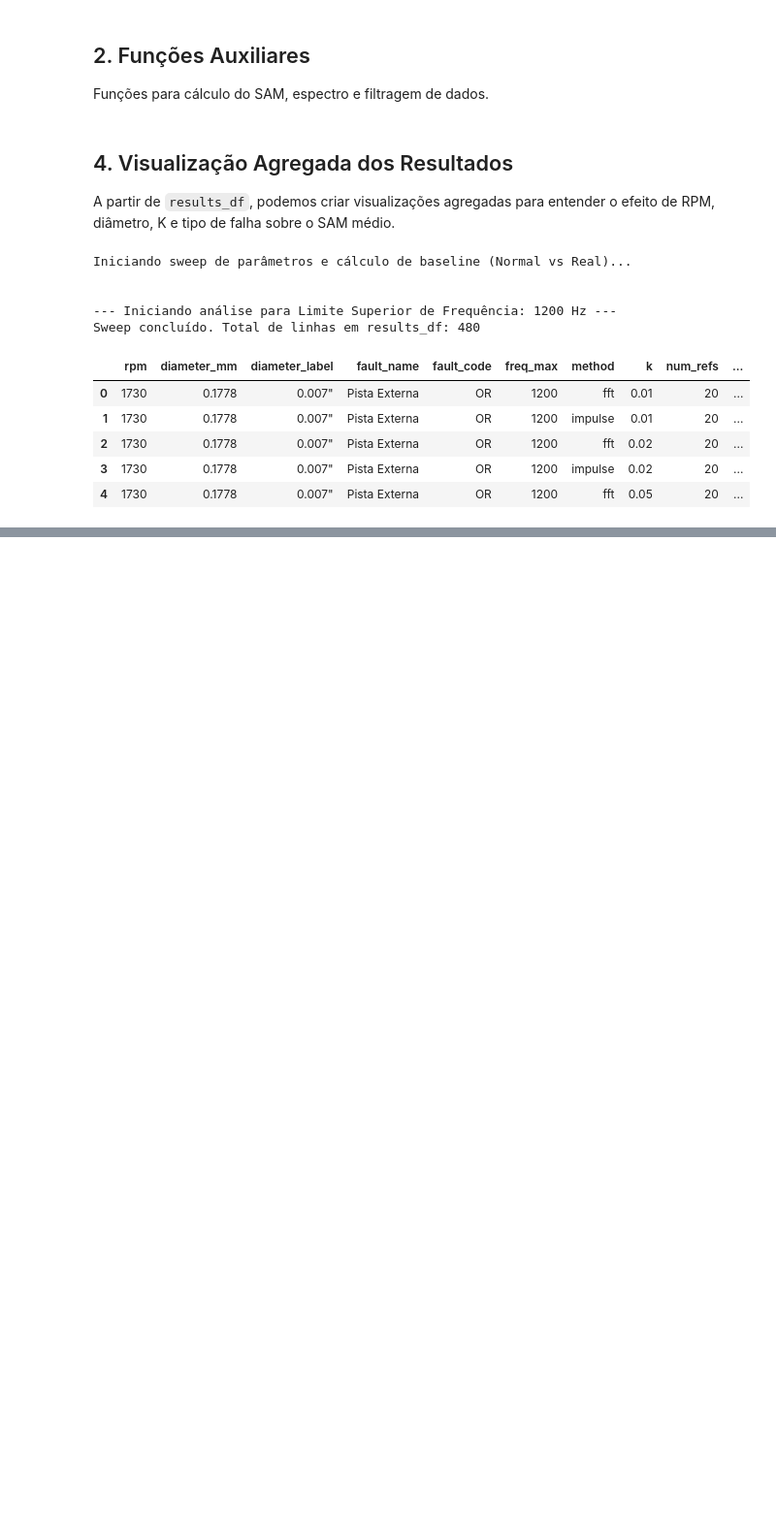
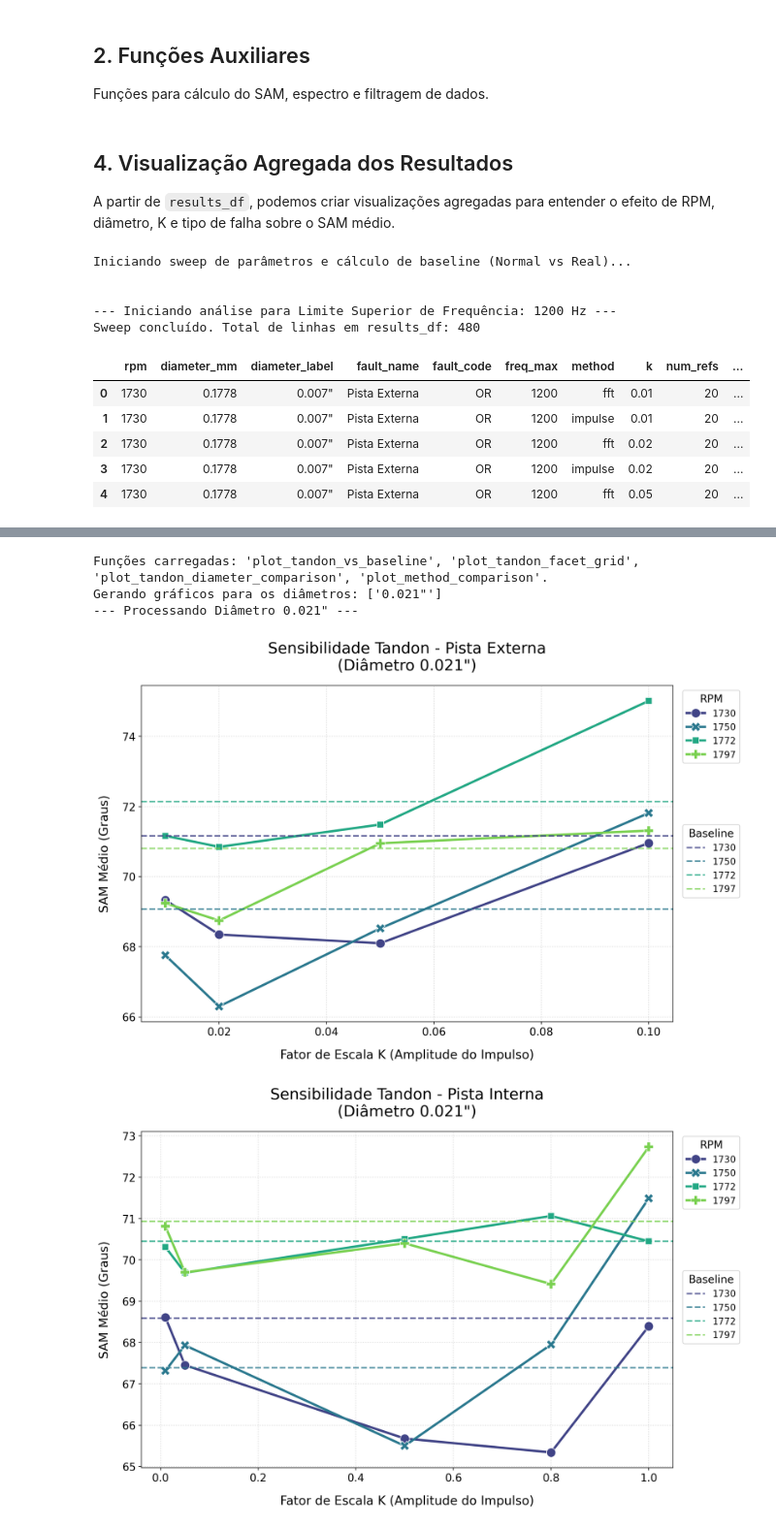
Before and after one commit to ViniciusTomsic/TCC, a Jupyter notebook: notebooks/general_sam_analysis.ipynb, the cells around one changed output, grey strips where cells are left out. Shown at 97% size. Cells and saved outputs as stored; diff of their text form; code cells hidden in the pictures; blank space fills up the shorter version.

```diff
--- a/notebooks/general_sam_analysis.ipynb
+++ b/notebooks/general_sam_analysis.ipynb
@@ -488,0 +420,9 @@ Visualização Final e Detalhamento FFT
+# %%
+%run add_tandon_scatter_plot.py
+plot_tandon_vs_baseline(results_df, target_diameter_label = '0.021"') # Sem argumentos, plota tudo
+# %% [output]
+Funções carregadas: 'plot_tandon_vs_baseline', 'plot_tandon_facet_grid', 'plot_tandon_diameter_comparison', 'plot_method_comparison'.
+Gerando gráficos para os diâmetros: ['0.021"']
+--- Processando Diâmetro 0.021" ---
+[figure, added]
+[figure, added]
```
Also changed, not shown: parts of 4 cells of this notebook, 7 other files.
